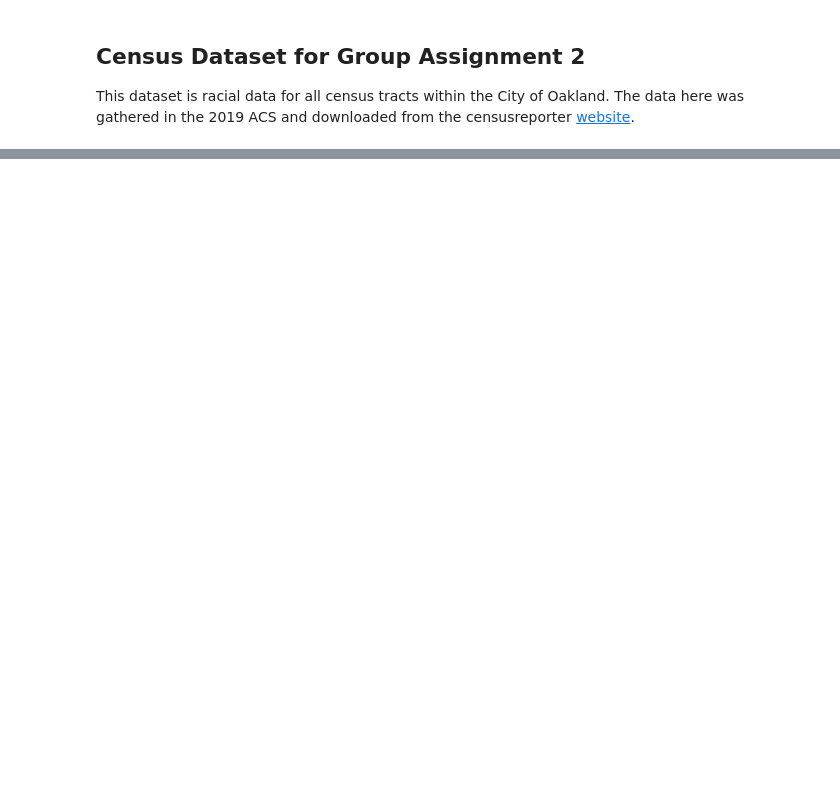
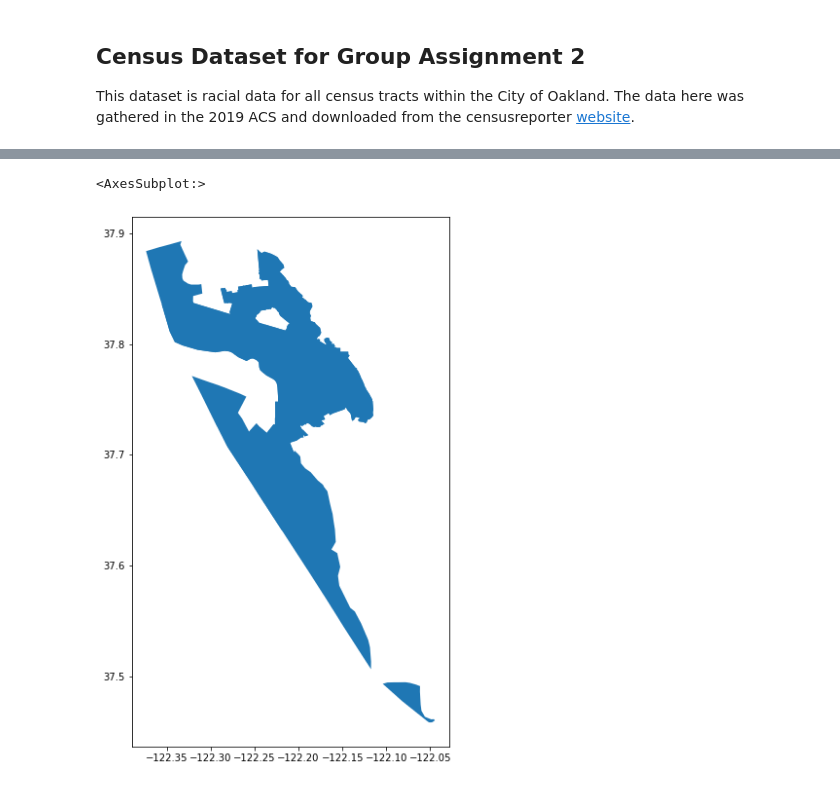
Before and after one commit to nickmooreucla/up206a-nick, a Jupyter notebook: Group Assignments/Group Assignment 2.ipynb, the cells around one changed output, grey strips where cells are left out. Cells and saved outputs as stored; diff of their text form; code cells hidden in the pictures; blank space fills up the shorter version.

```diff
--- a/Group Assignments/Group Assignment 2.ipynb
+++ b/Group Assignments/Group Assignment 2.ipynb
@@ -18,4 +20,4 @@ import contextily as ctx
 import matplotlib.pyplot as plt
 # %%
 #Then we need to upload our data file
-rdf = gpd.read_file('data/acs2019_5yr_B02001_14000US06001405301.geojson')
+rdf = gpd.read_file('data/acs2019_5yr_B03002_14000US06001405301.geojson')
@@ -23,0 +50,6 @@ DriverError: data/acs2019_5yr_B02001_14000US06001405301.geojson: No such file or
+# %%
+#what does this look like
+rdf.plot(figsize=(10,10))
+# %% [output]
+<AxesSubplot:>
+[figure, added]
```
Also changed, not shown: parts of 54 cells of this notebook, 2 other files.
